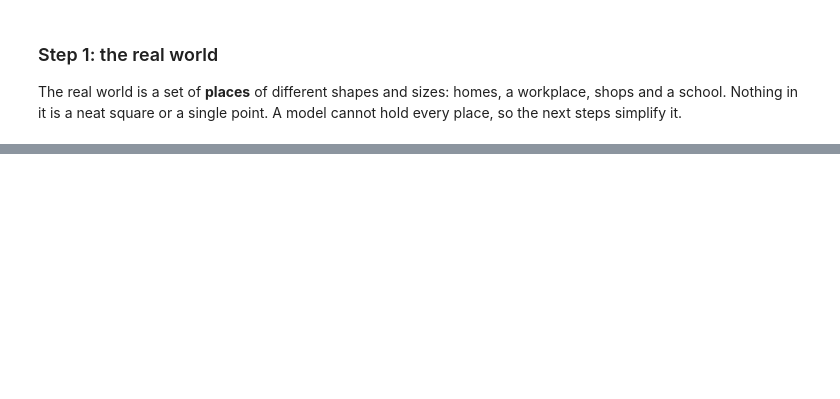
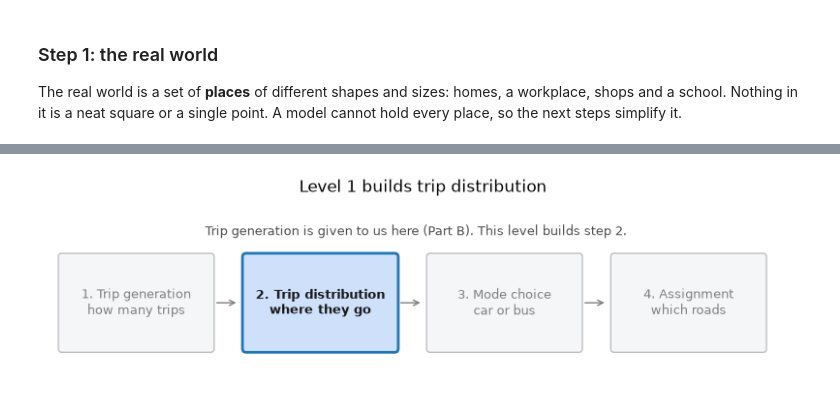
Before and after one commit to TheoCochrane/salisbury-transport-model, a Jupyter notebook: notebooks/toy_model.ipynb, the cells around one changed output, grey strips where cells are left out. Cells and saved outputs as stored; diff of their text form; code cells hidden in the pictures; blank space fills up the shorter version.

```diff
--- a/notebooks/toy_model.ipynb
+++ b/notebooks/toy_model.ipynb
@@ -72,3 +47,42 @@ plt.show()
+# %%
+STAGES = ["1. Trip generation\nhow many trips",
+          "2. Trip distribution\nwhere they go",
+          "3. Mode choice\ncar or bus",
+          "4. Assignment\nwhich roads"]
+
+def draw_stages(active=(), note=None, feedback=False, title=None):
+    """The four steps, with the current one(s) filled in. active is a set of step numbers."""
+    fig, ax = plt.subplots(figsize=(10, 3.1 if feedback else 2.3))
+    y = 1.0 if feedback else 0.4
+    for k, text in enumerate(STAGES):
+        on = (k + 1) in active
+        x = k * 2.6
+        ax.add_patch(FancyBboxPatch((x, y), 2.1, 1.2, boxstyle="round,pad=0.05",
+                                    facecolor="#cfe0fb" if on else "#f5f6f8",
+                                    edgecolor="tab:blue" if on else "0.75",
+                                    linewidth=2.0 if on else 1.0))
+        ax.text(x + 1.05, y + 0.6, text, ha="center", va="center", fontsize=9,
+                weight="bold" if on else "normal", color="0.1" if on else "0.5")
+        if k < len(STAGES) - 1:
+            ax.annotate("", xy=(x + 2.5, y + 0.6), xytext=(x + 2.15, y + 0.6),
+                        arrowprops=dict(arrowstyle="->", color="0.5"))
+    if feedback:
+        # The loop a fuller model would close: congested times back into distribution.
+        x_from, x_to = 3 * 2.6 + 1.05, 1 * 2.6 + 1.05
+        ax.plot([x_from, x_from], [y, 0.55], color="tab:red", linestyle="--")
+        ax.plot([x_from, x_to], [0.55, 0.55], color="tab:red", linestyle="--")
+        ax.annotate("", xy=(x_to, y), xytext=(x_to, 0.55),
+                    arrowprops=dict(arrowstyle="->", color="tab:red", linestyle="--"))
+        ax.text((x_from + x_to) / 2, 0.25, "not in this notebook: congested times do not feed back",
+                ha="center", va="center", fontsize=8.5, color="tab:red")
+    if note:
+        ax.text(5.0, y + 1.45, note, ha="center", va="bottom", fontsize=9, color="0.3")
+    ax.set_xlim(-0.2, 10.4)
+    ax.set_ylim(0.1, y + 1.95 if note else y + 1.4)
+    ax.axis("off")
+    if title:
+        ax.set_title(title)
+    plt.show()
 # %% [markdown]
 # Level 0: from the real world to a network
 
@@ -808,0 +314,5 @@ def furness(P, A, F, tol=1e-3, max_iter=100):
+# %%
+draw_stages(active={2}, note="Trip generation is given to us here (Part B). This level builds step 2.",
+            title="Level 1 builds trip distribution")
+# %% [output]
+[figure, added]
```
Also changed, not shown: parts of 217 cells of this notebook, 1 other file.
